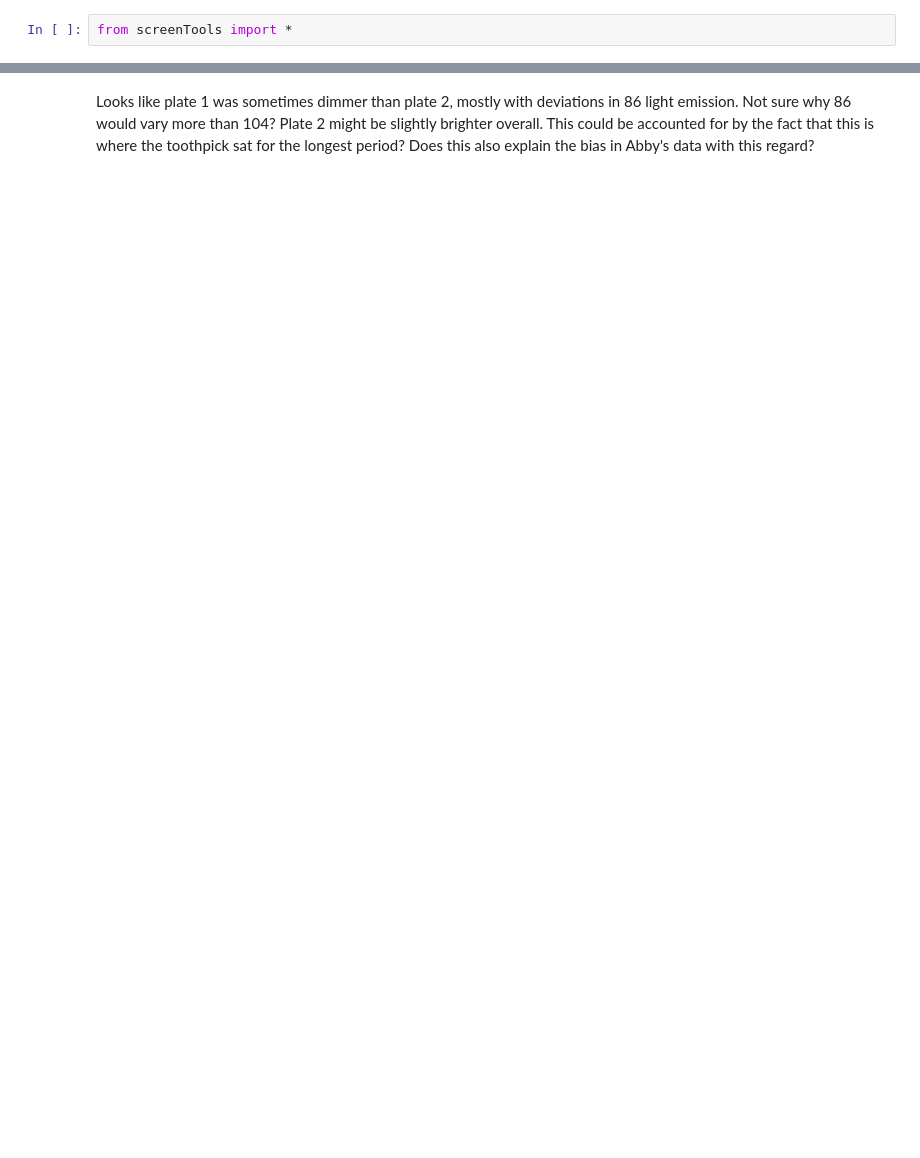
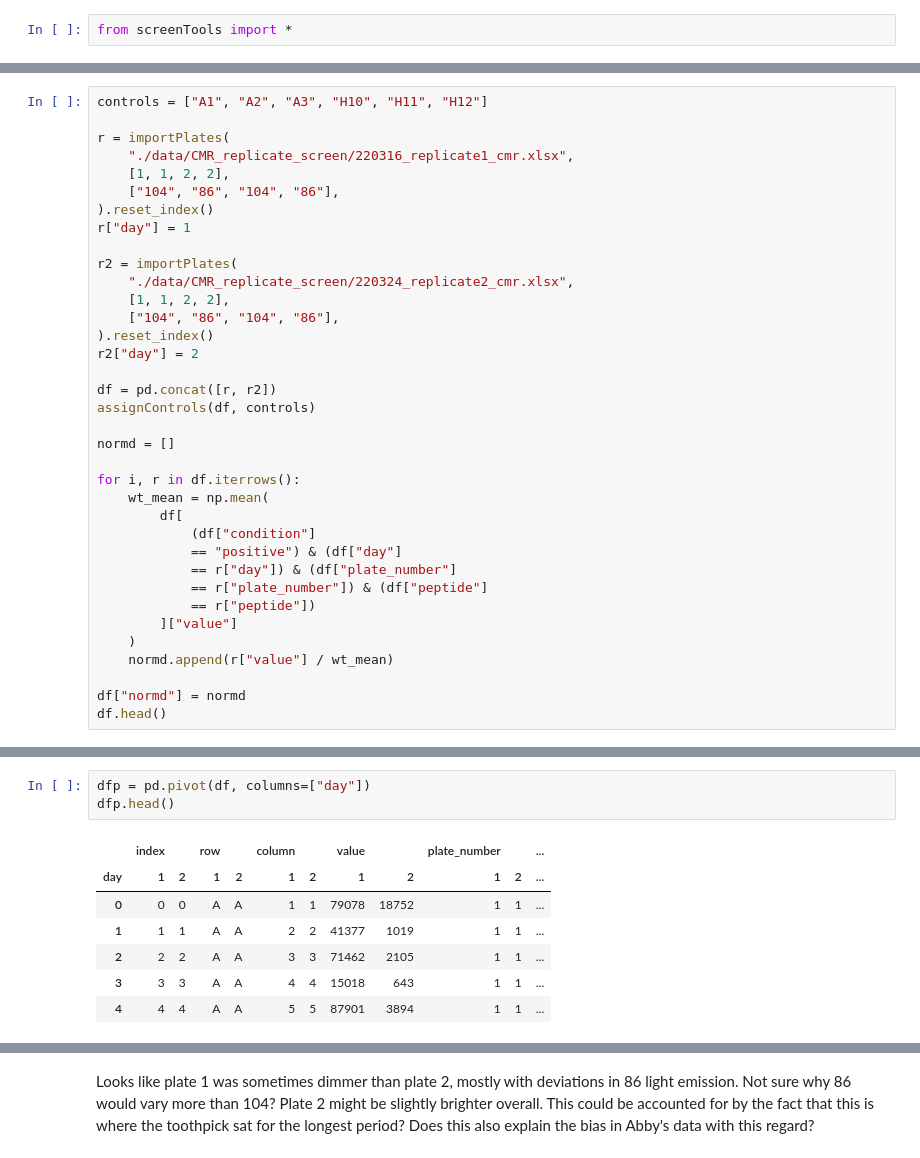
Before and after one commit to c-bun/ScreenTools, a Jupyter notebook: CMR_replicate_screen.ipynb, the cells around one changed output, grey strips where cells are left out. Saved outputs shown, nothing was run; the diff lists cells and outputs as text; blank space fills up the shorter version.

Commit message:
replicate analysis

```diff
--- a/CMR_replicate_screen.ipynb
+++ b/CMR_replicate_screen.ipynb
@@ -12,0 +3,36 @@ r.head()
+# %%
+controls = ["A1", "A2", "A3", "H10", "H11", "H12"]
+
+r = importPlates(
+    "./data/CMR_replicate_screen/220316_replicate1_cmr.xlsx",
+    [1, 1, 2, 2],
+    ["104", "86", "104", "86"],
+).reset_index()
+r["day"] = 1
+
+r2 = importPlates(
+    "./data/CMR_replicate_screen/220324_replicate2_cmr.xlsx",
+    [1, 1, 2, 2],
+    ["104", "86", "104", "86"],
+).reset_index()
+r2["day"] = 2
+
+df = pd.concat([r, r2])
+assignControls(df, controls)
+
+normd = []
+
+for i, r in df.iterrows():
+    wt_mean = np.mean(
+        df[
+            (df["condition"]
+            == "positive") & (df["day"]
+            == r["day"]) & (df["plate_number"]
+            == r["plate_number"]) & (df["peptide"]
+            == r["peptide"])
+        ]["value"]
+    )
+    normd.append(r["value"] / wt_mean)
+
+df["normd"] = normd
+df.head()
@@ -25,0 +72,11 @@ pn.options.figure_size = (20,8)
+# %%
+dfp = pd.pivot(df, columns=["day"])
+dfp.head()
+# %% [output]
+|  | index |  | row |  | column |  | value |  | plate_number |  | ... |
+| day | 1 | 2 | 1 | 2 | 1 | 2 | 1 | 2 | 1 | 2 | ... |
+| 0 | 0 | 0 | A | A | 1 | 1 | 79078 | 18752 | 1 | 1 | ... |
+| 1 | 1 | 1 | A | A | 2 | 2 | 41377 | 1019 | 1 | 1 | ... |
+| 2 | 2 | 2 | A | A | 3 | 3 | 71462 | 2105 | 1 | 1 | ... |
+| 3 | 3 | 3 | A | A | 4 | 4 | 15018 | 643 | 1 | 1 | ... |
+| 4 | 4 | 4 | A | A | 5 | 5 | 87901 | 3894 | 1 | 1 | ... |
```
Also changed, not shown: parts of 8 cells of this notebook.
